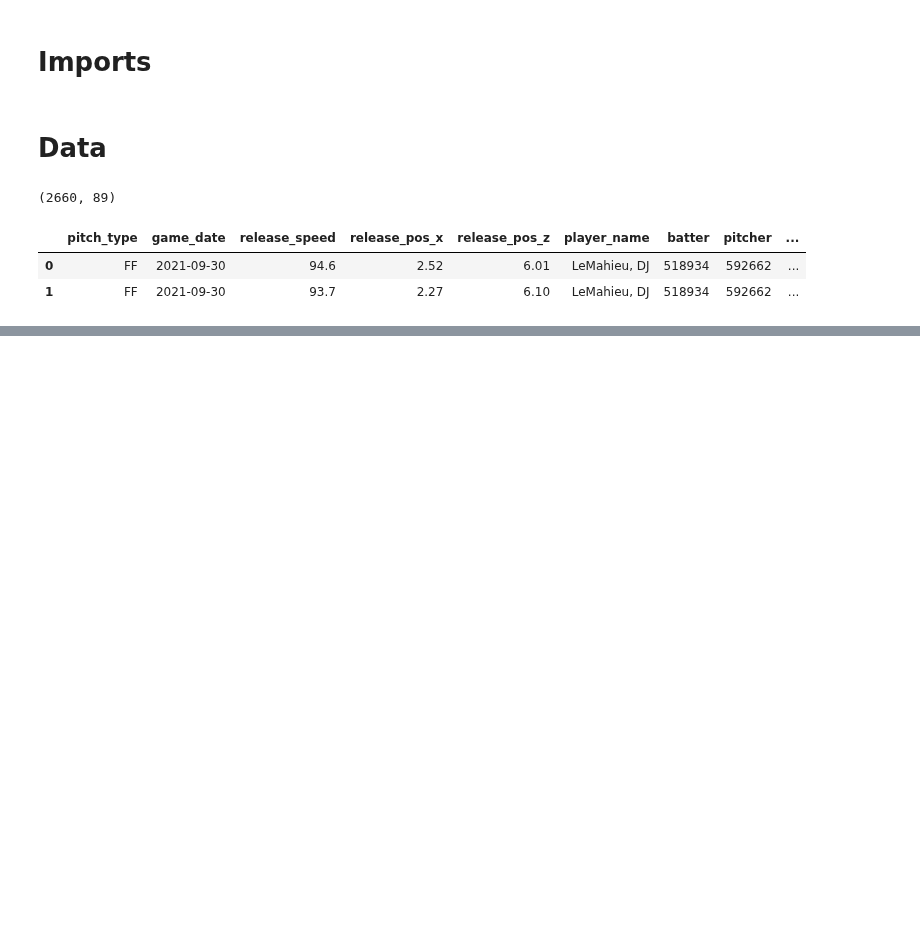
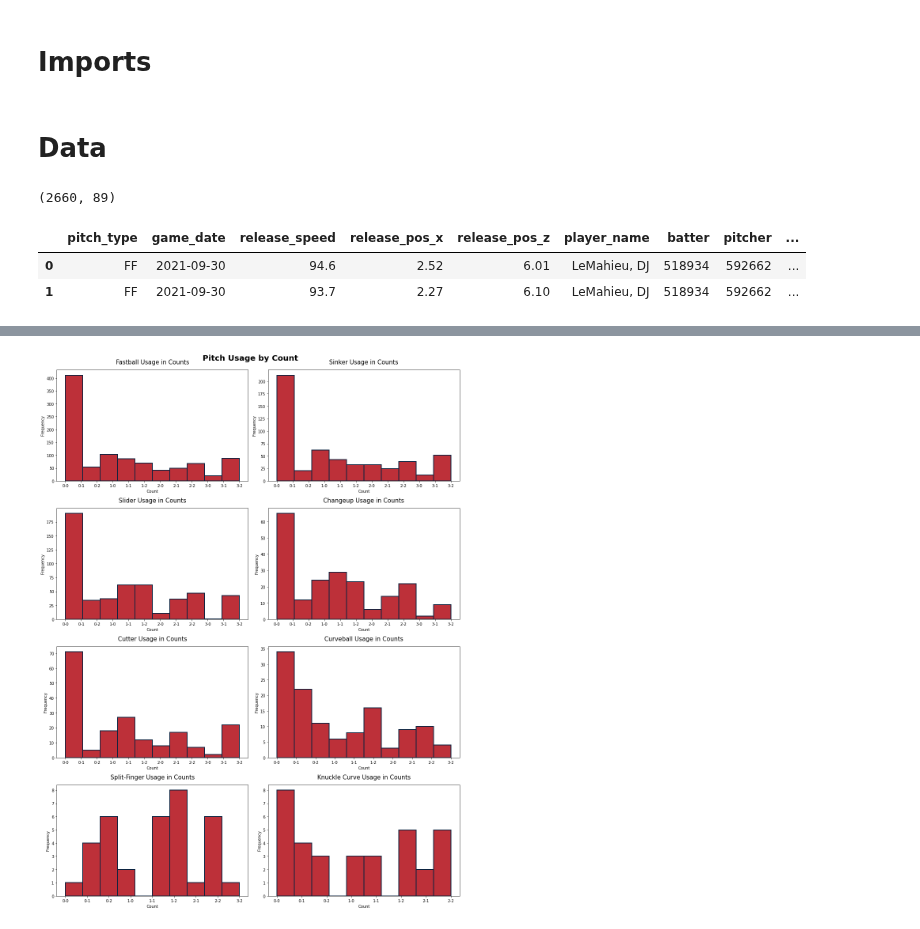
Before and after one commit to anthonyzurke/player-analysis, a Jupyter notebook: hitters/lemahieu-scoutingreport.ipynb, the cells around one changed output, grey strips where cells are left out. Drawn from its saved outputs; the diff is of its cells as text; code cells hidden in the pictures; blank space fills up the shorter version.

```diff
--- a/hitters/lemahieu-scoutingreport.ipynb
+++ b/hitters/lemahieu-scoutingreport.ipynb
@@ -28,0 +154,34 @@ lemahieu.head(2)
+# %%
+red = '#BD3039'
+blue = '#0C2340'
+fig, axs = plt.subplots(4, 2, figsize = (15, 20))
+fig.suptitle('Pitch Usage by Count', fontsize = 20, fontweight = 'bold')
+plt.setp(axs[0:, :], xlabel = 'Count')
+plt.setp(axs[:, 0:], ylabel = 'Frequency')
+
+axs[0][0].hist(ff['pitch_count'].sort_values(ascending = True), color = red, edgecolor = blue, linewidth = 2)
+axs[0][0].set_title('Fastball Usage in Counts', fontsize = 15, pad = 15)
+
+axs[0][1].hist(si['pitch_count'].sort_values(ascending = True), color = red, edgecolor = blue, linewidth = 2)
+axs[0][1].set_title('Sinker Usage in Counts', fontsize = 15, pad = 15)
+
+axs[1][0].hist(sl['pitch_count'].sort_values(ascending = True), color = red, edgecolor = blue, linewidth = 2)
+axs[1][0].set_title('Slider Usage in Counts', fontsize = 15, pad = 15)
+
+axs[1][1].hist(ch['pitch_count'].sort_values(ascending = True), color = red, edgecolor = blue, linewidth = 2)
+axs[1][1].set_title('Changeup Usage in Counts', fontsize = 15, pad = 15)
+
+axs[2][0].hist(fc['pitch_count'].sort_values(ascending = True), color = red, edgecolor = blue, linewidth = 2)
+axs[2][0].set_title('Cutter Usage in Counts', fontsize = 15, pad = 15)
+
+axs[2][1].hist(cu['pitch_count'].sort_values(ascending = True), color = red, edgecolor = blue, linewidth = 2)
+axs[2][1].set_title('Curveball Usage in Counts', fontsize = 15, pad = 15)
+
+axs[3][0].hist(fs['pitch_count'].sort_values(ascending = True), color = red, edgecolor = blue, linewidth = 2)
+axs[3][0].set_title('Split-Finger Usage in Counts', fontsize = 15, pad = 15)
+
+axs[3][1].hist(kc['pitch_count'].sort_values(ascending = True), color = red, edgecolor = blue, linewidth = 2)
+axs[3][1].set_title('Knuckle Curve Usage in Counts', fontsize = 15, pad = 15)
+plt.tight_layout();
+# %% [output]
+[figure, added]
```
Also changed, not shown: parts of 11 cells of this notebook, 2 other files.
